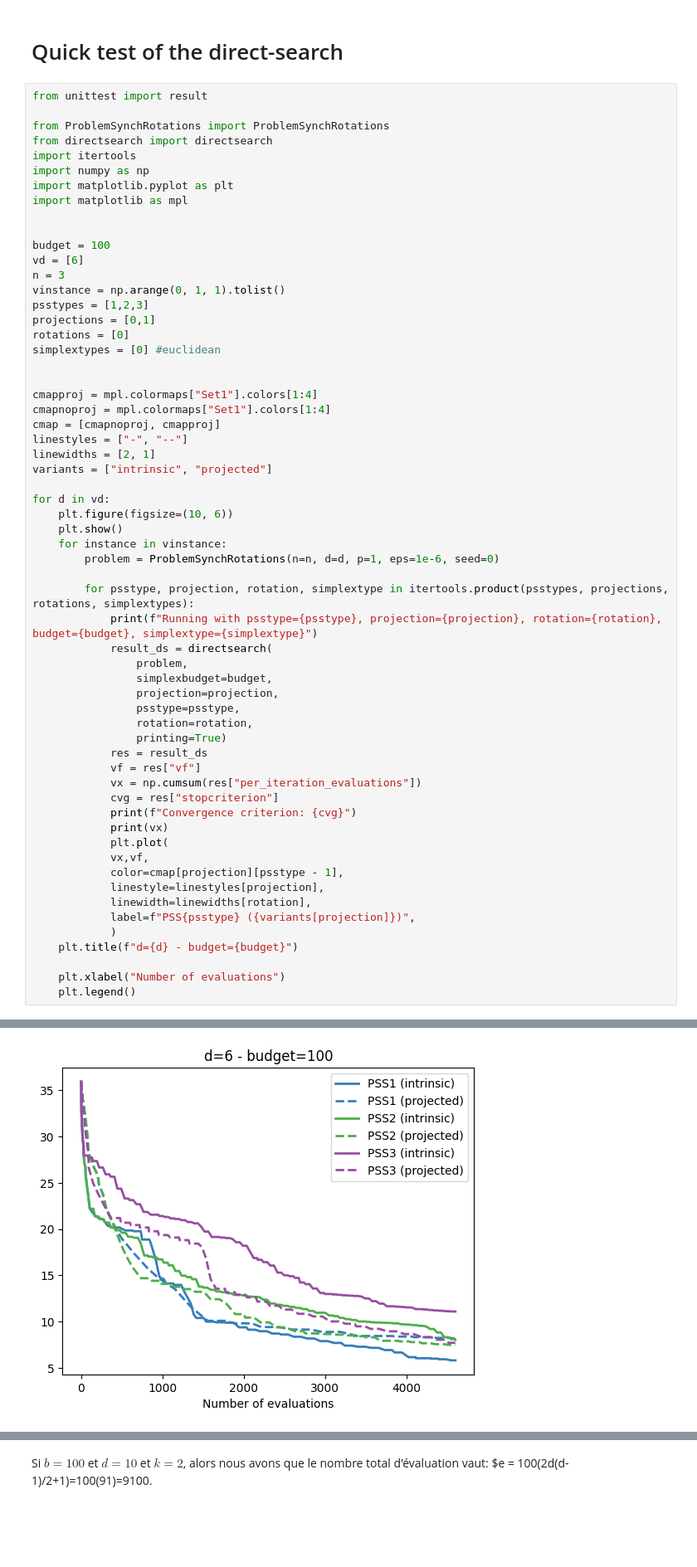
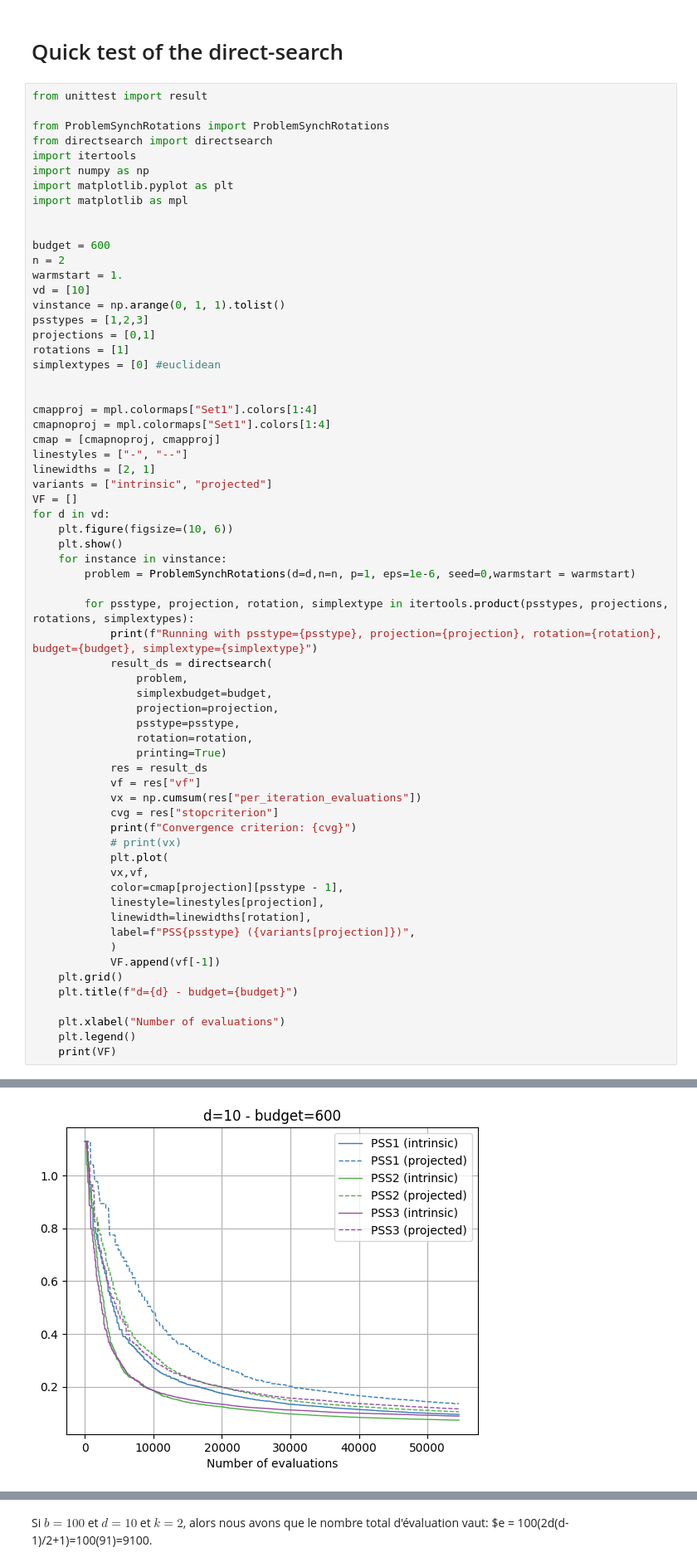
Before and after one commit to bastiencavarretta/intrinsic-vs-projected-directsearch, a Jupyter notebook: synchronization_rotations/render_results.ipynb, the cells around one changed output, grey strips where cells are left out. Shown at 83% size. Cells and saved outputs as stored; diff of their text form; blank space fills up the shorter version.

Commit message:
tests with rotations and different c values

```diff
--- a/synchronization_rotations/render_results.ipynb
+++ b/synchronization_rotations/render_results.ipynb
@@ -21,13 +19,14 @@ import matplotlib.pyplot as plt
 import matplotlib as mpl
 
 
-budget = 100
-vd = [6]
-n = 3
+budget = 600
+n = 2
+warmstart = 1.
+vd = [10]
 vinstance = np.arange(0, 1, 1).tolist()
 psstypes = [1,2,3]
 projections = [0,1]
-rotations = [0]
+rotations = [1]
 simplextypes = [0] #euclidean
 
 
@@ -37,12 +36,12 @@ cmap = [cmapnoproj, cmapproj]
 linestyles = ["-", "--"]
 linewidths = [2, 1]
 variants = ["intrinsic", "projected"]
-
+VF = []
 for d in vd:
     plt.figure(figsize=(10, 6))
     plt.show()
     for instance in vinstance:
-        problem = ProblemSynchRotations(n=n, d=d, p=1, eps=1e-6, seed=0)
+        problem = ProblemSynchRotations(d=d,n=n, p=1, eps=1e-6, seed=0,warmstart = warmstart)
 
         for psstype, projection, rotation, simplextype in itertools.product(psstypes, projections, rotations, simplextypes):
             print(f"Running with psstype={psstype}, projection={projection}, rotation={rotation}, budget={budget}, simplextype={simplextype}")
@@ -58,7 +57,7 @@ for d in vd:
             vx = np.cumsum(res["per_iteration_evaluations"])
             cvg = res["stopcriterion"]
             print(f"Convergence criterion: {cvg}")
-            print(vx)
+            # print(vx)
             plt.plot(
             vx,vf,
             color=cmap[projection][psstype - 1],
@@ -66,9 +65,12 @@ for d in vd:
             linewidth=linewidths[rotation],
             label=f"PSS{psstype} ({variants[projection]})",
             )
+            VF.append(vf[-1])
+    plt.grid()
     plt.title(f"d={d} - budget={budget}")
 
     plt.xlabel("Number of evaluations")
     plt.legend()
+    print(VF)
 # %% [output]
 <Figure size 1000x600 with 0 Axes>
@@ -92 +94 @@ Convergence criterion: full budget used
-[figure, old version]
+[figure, new version]
```
Also changed, not shown: parts of 4 cells of this notebook.
